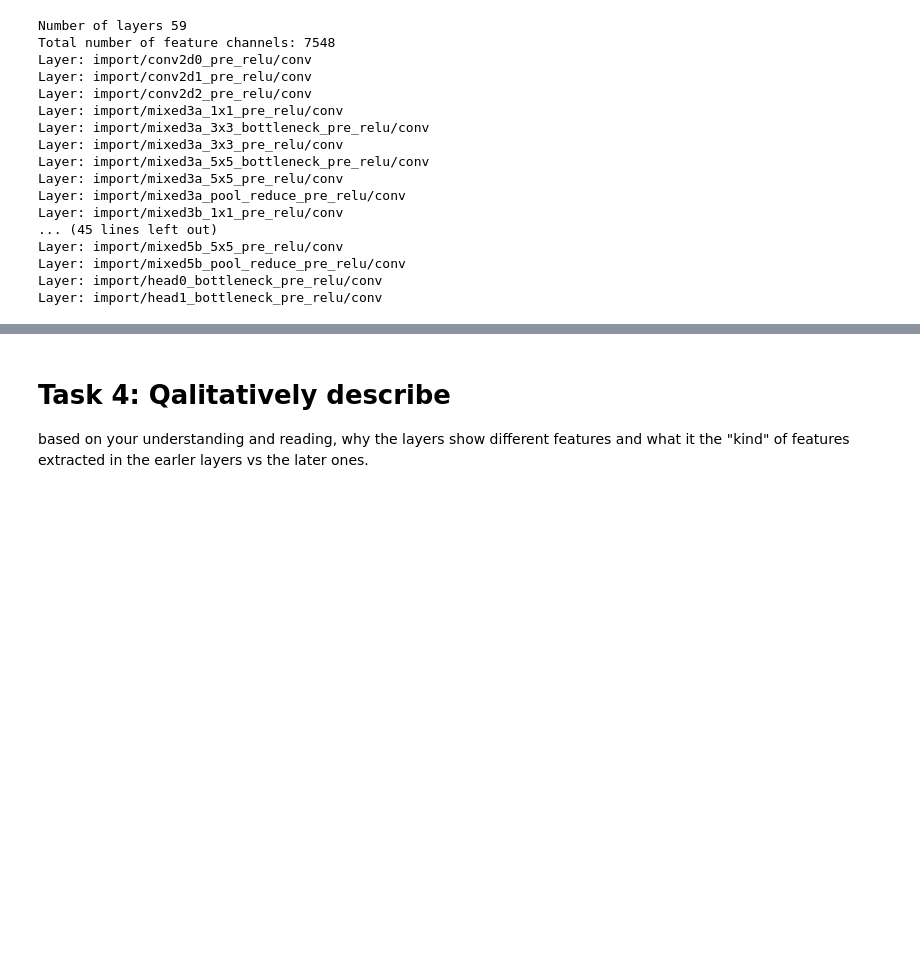
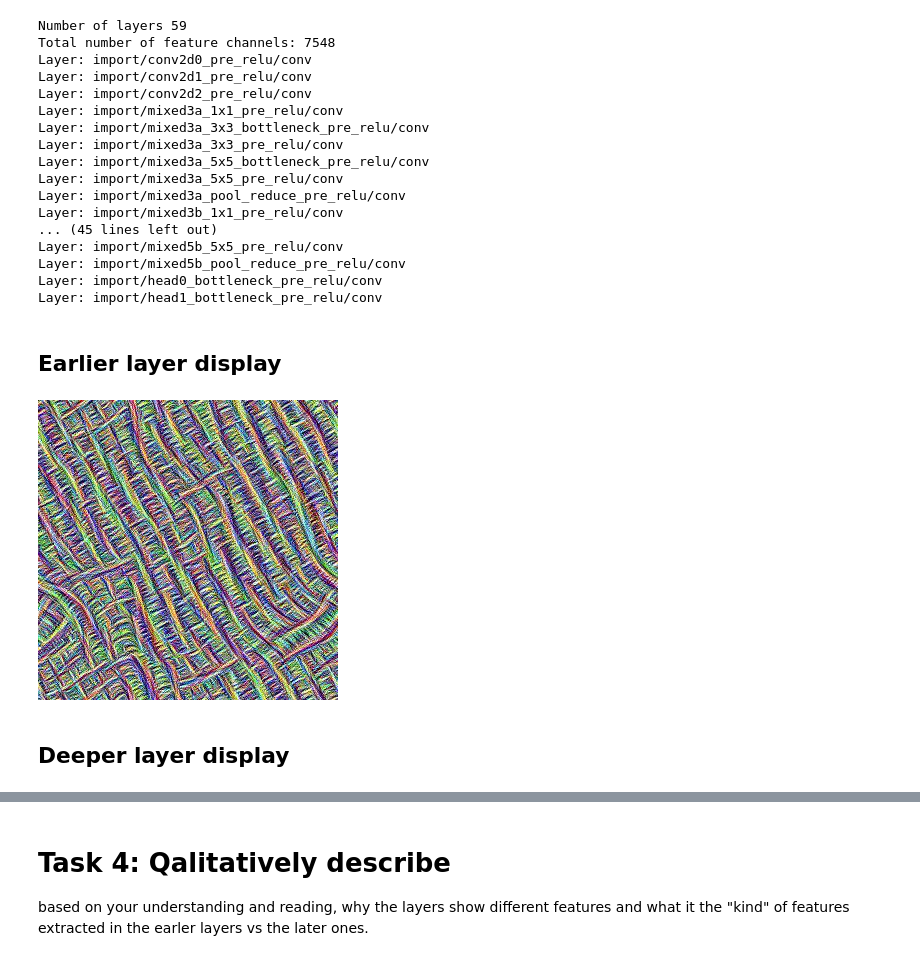
Before and after one commit to skumarudel/DSPS_SKumar, a Jupyter notebook: HW9/DPS2021_deepdream_SKumar.ipynb, the cells around one changed output, grey strips where cells are left out. Cells and saved outputs as stored; diff of their text form; code cells hidden in the pictures; blank space fills up the shorter version.

```diff
--- a/HW9/DPS2021_deepdream_SKumar.ipynb
+++ b/HW9/DPS2021_deepdream_SKumar.ipynb
@@ -199,6 +201,15 @@ Layer: import/mixed5b_5x5_pre_relu/conv
 Layer: import/mixed5b_pool_reduce_pre_relu/conv
 Layer: import/head0_bottleneck_pre_relu/conv
 Layer: import/head1_bottleneck_pre_relu/conv
+# %% [markdown]
+## Earlier layer display
+# %%
+layer = "mixed3b_5x5_pre_relu"
+final = render_deepdream(tf.square(T(layer)), rnd)
+# %% [output]
+[figure, added]
+# %% [markdown]
+## Deeper layer display
 # %%
 layer = "head0_bottleneck_pre_relu"
 final = render_deepdream(tf.square(T(layer)), rnd)
```
Also changed, not shown: parts of 14 cells of this notebook.
